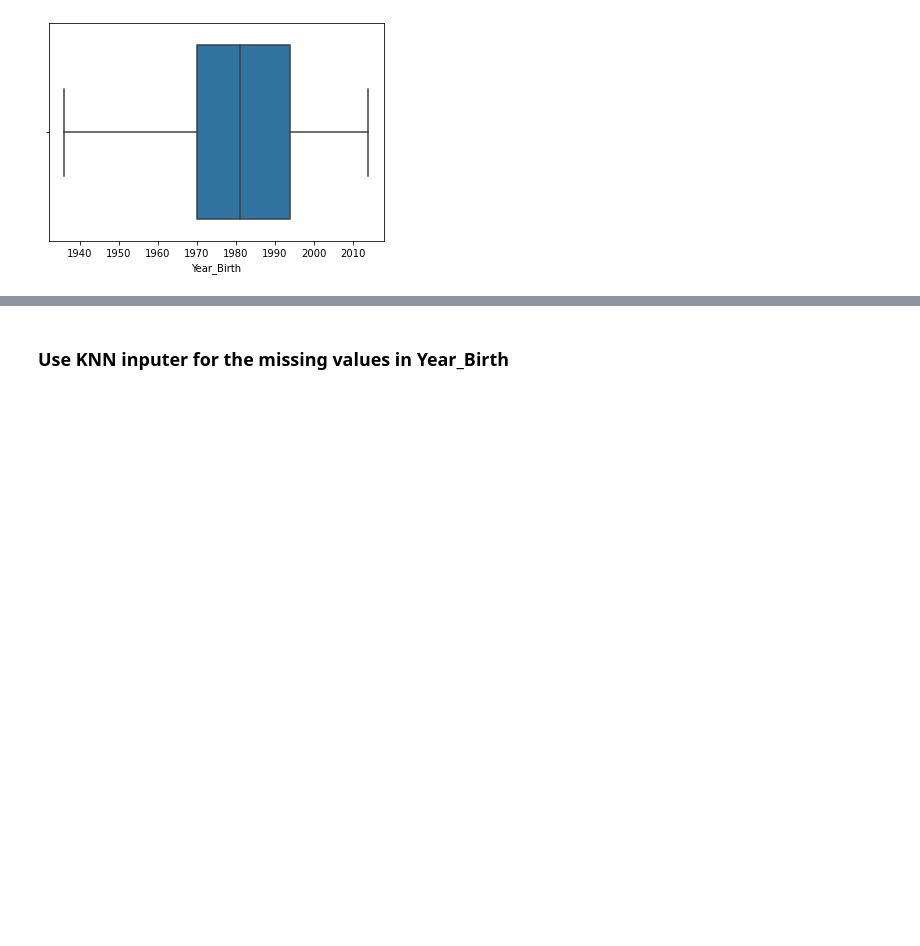
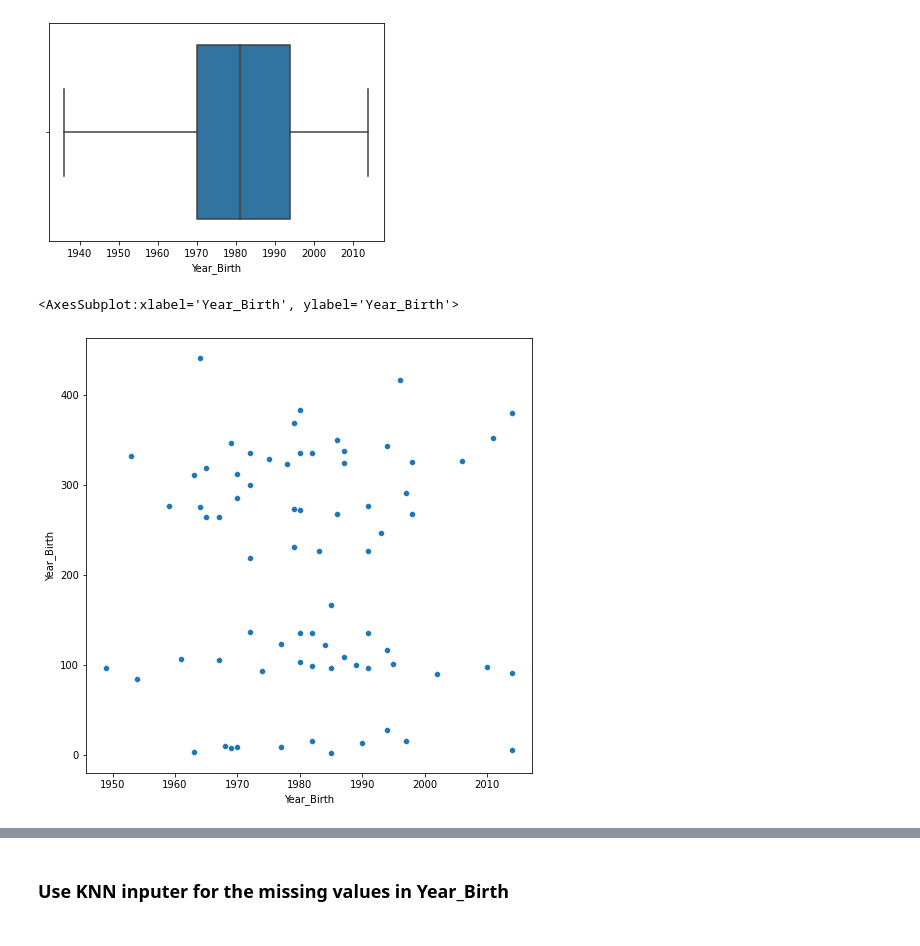
Before and after one commit to Leon209/Project_1-Supervised-Model, a Jupyter notebook: Project 1.ipynb, the cells around one changed output, grey strips where cells are left out. Cells and saved outputs as stored; diff of their text form; code cells hidden in the pictures; blank space fills up the shorter version.

```diff
--- a/Project 1.ipynb
+++ b/Project 1.ipynb
@@ -99,3 +99,9 @@ sns.boxplot(x='Year_Birth', data = data)
 # %% [output]
 <AxesSubplot:xlabel='Year_Birth'>
 [figure]
+# %%
+plt.figure(figsize=(8,8))
+sns.scatterplot(x='Year_Birth', y=data['Year_Birth'].value_counts(),data=data)
+# %% [output]
+<AxesSubplot:xlabel='Year_Birth', ylabel='Year_Birth'>
+[figure, added]
```
Also changed, not shown: parts of 2 cells of this notebook.
